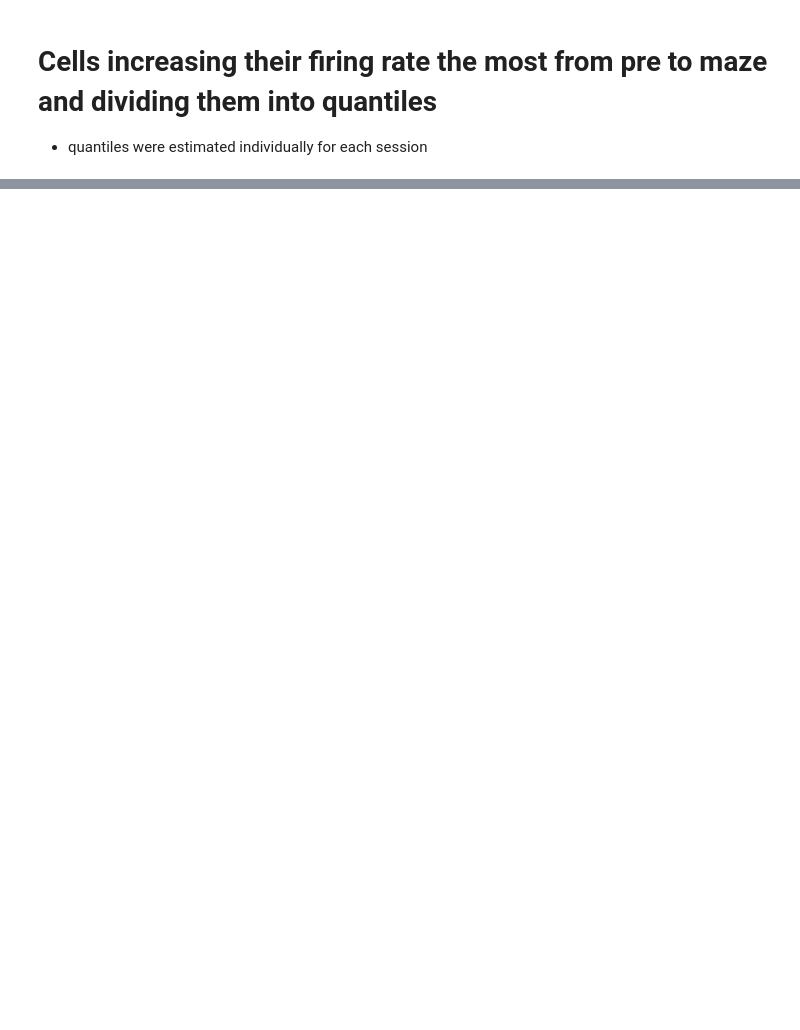
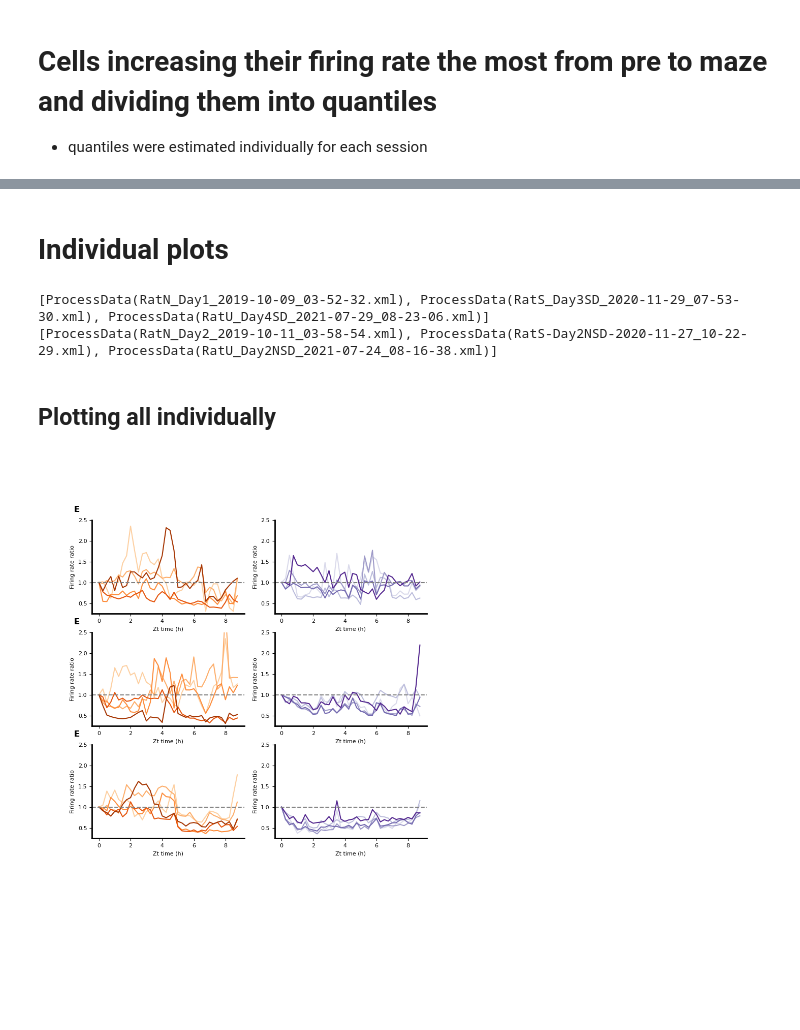
Before and after one commit to bapungiri/NeuroPy, a Jupyter notebook: sleep_deprivation/sd_firing_dynamics.ipynb, the cells around one changed output, grey strips where cells are left out. Saved outputs shown, nothing was run; the diff lists cells and outputs as text; code cells hidden in the pictures; blank space fills up the shorter version.

```diff
--- a/sleep_deprivation/sd_firing_dynamics.ipynb
+++ b/sleep_deprivation/sd_firing_dynamics.ipynb
@@ -628,6 +599,7 @@ for neuron_type in ["pyr"]:
         # pre_to_maze = []
         post_frate = []
         quantiles = []
+        sub_ind = []
         for sub, sess in enumerate(sessions):
             pre = sess.paradigm["pre"]
             maze = sess.paradigm["maze"]
@@ -661,7 +633,7 @@ for neuron_type in ["pyr"]:
 
             # --- quantile categorization ---
             quantiles.append(pd.qcut(pre_to_maze, q=nQuantiles, labels=False))
-
+            sub_ind.append(sub*np.ones(neurons.n_neurons))
 
         quantiles = np.concatenate(quantiles)
         post_frate = np.vstack(post_frate)
@@ -703,7 +675,7 @@ for neuron_type in ["pyr"]:
 
 frate_maze_vs_sd = pd.melt(
     frate_maze_vs_sd,
-    id_vars=["grp", "quantiles"],
+    id_vars=["grp", "quantiles",'sub'],
     value_vars=np.arange(20),
     var_name=["bins"],
     value_name="frate",
@@ -793,0 +749,20 @@ figure.savefig(subjects.figpath_sd/'pentiles_pre_to_maze_ZT5')
+# %% [markdown]
+# Individual plots
+# %%
+import matplotlib.pyplot as plt
+import numpy as np
+import seaborn as sns
+from neuropy import plotting
+from neuropy.utils import signal_process
+from scipy.ndimage import gaussian_filter1d
+from scipy import stats
+import subjects
+import pandas as pd
+
+sd_sessions = subjects.sd.ratNday1 + subjects.sd.ratSday3 + subjects.sd.ratUday4
+nsd_sessions =subjects.nsd.ratNday2 + subjects.nsd.ratSday2 + subjects.nsd.ratUday2
+print(sd_sessions)
+print(nsd_sessions)
+# %% [output]
+[ProcessData(RatN_Day1_2019-10-09_03-52-32.xml), ProcessData(RatS_Day3SD_2020-11-29_07-53-30.xml), ProcessData(RatU_Day4SD_2021-07-29_08-23-06.xml)]
+[ProcessData(RatN_Day2_2019-10-11_03-58-54.xml), ProcessData(RatS-Day2NSD-2020-11-27_10-22-29.xml), ProcessData(RatU_Day2NSD_2021-07-24_08-16-38.xml)]
@@ -793,0 +866,45 @@ figure.savefig(subjects.figpath_sd/'pentiles_pre_to_maze_ZT5')
+# %% [markdown]
+## Plotting all individually
+# %%
+%matplotlib widget
+from palettable.colorbrewer.sequential import Oranges_6, Purples_6
+from neuropy.plotting import Fig
+figure = Fig()
+fig,gs = figure.draw(grid=(4,2))
+
+colors = list(subjects.sd_colors.values())
+palette = [Oranges_6, Purples_6]
+for i, grp in enumerate(["sd", "nsd"]):
+
+    for i1 in range(3):
+        ax_1v5 = plt.subplot(gs[i1,i])
+        df = frate_maze_vs_sd[(frate_maze_vs_sd["grp"] == grp) & (frate_maze_vs_sd['sub']==i1)]
+        sns.lineplot(
+            data=df,
+            x="bins",
+            y="frate",
+            hue="quantiles",
+            palette=palette[i].hex_colors[1:],
+            legend=None,
+            ax=ax_1v5
+        )
+        # ax_1v5.set_yscale('log')
+        ax_1v5.axhline(1,ls='--',color='gray')
+        ax_1v5.set_ylim(bottom=0.25,top=2.5)
+        ax_1v5.set_ylabel('Firing rate ratio')
+        ax_1v5.set_xlabel('Zt time (h)')
+        if i==0:
+            figure.panel_label(ax_1v5,'E')
+
+# ax_caption = plt.subplot(gs[1, :])
+# ax_caption.text(
+#     0,
+#     0,
+#     "Figure: Pentiles firing rate ratio plotted in first 5h of POST. Pentiles were first calculated from percentage increase in firing rate from PRE to MAZE (increasing hue in color). Then mean firing rate of pentiles normalized by each pentile's firing rate in first time bin. Gray curves denote firing rate changes if pentiles are randomly categorized (100 times).",
+#     wrap=True,
+# )
+# ax_caption.axis("off")
+
+figure.savefig(subjects.figpath_sd/'pentiles_pre_to_maze_POST_individual')
+# %% [output]
+[figure, added]
```
Also changed, not shown: parts of 14 cells of this notebook, 6 other files.
